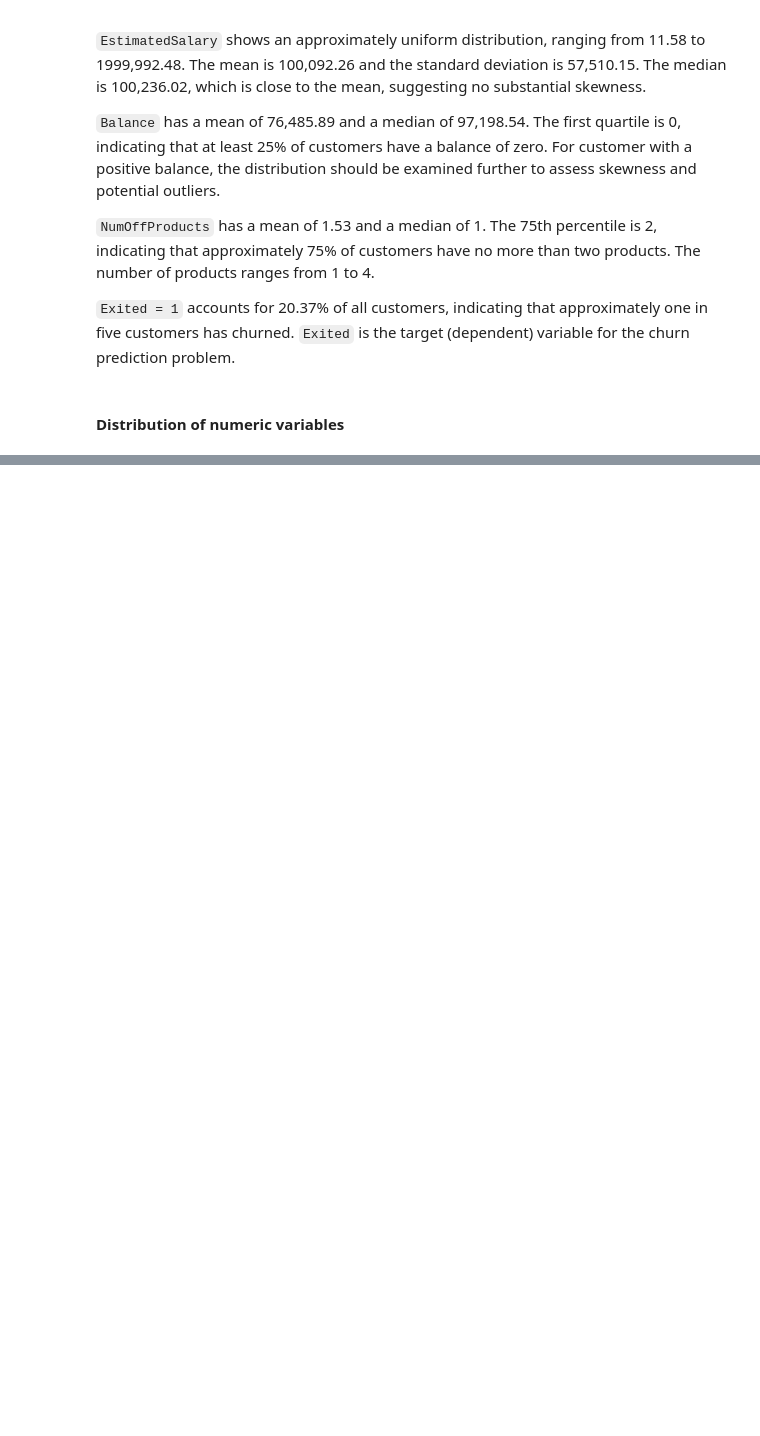
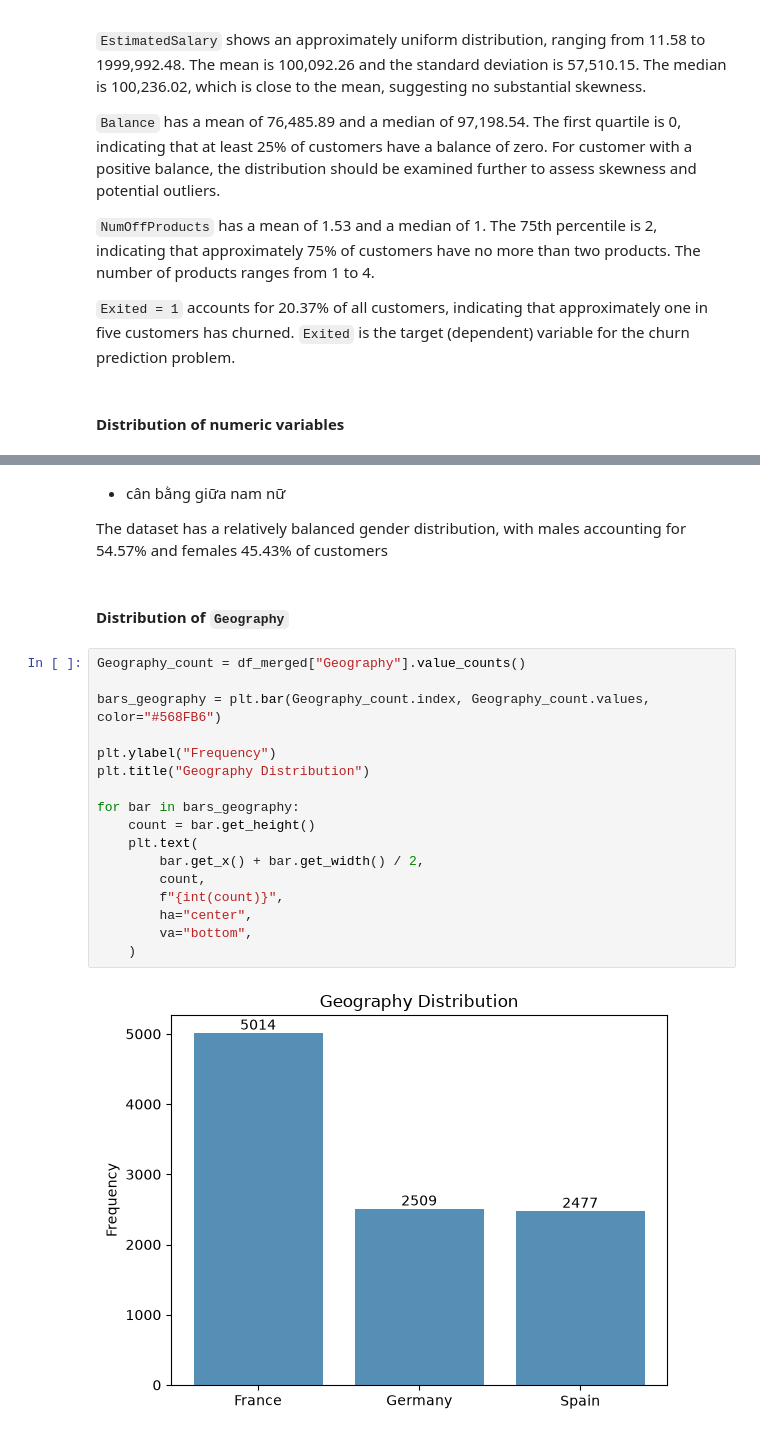
Before and after one commit to ppthanhtuyen-create/demo-git, a Jupyter notebook: data_understanding.ipynb, the cells around one changed output, grey strips where cells are left out. Saved outputs shown, nothing was run; the diff lists cells and outputs as text; blank space fills up the shorter version.

```diff
--- a/data_understanding.ipynb
+++ b/data_understanding.ipynb
@@ -918,0 +1006,25 @@ plt.show()
+# %% [markdown]
+- cân bằng giữa nam nữ
+
+The dataset has a relatively balanced gender distribution, with males accounting for 54.57% and females 45.43% of customers
+# %% [markdown]
+#### Distribution of `Geography`
+# %%
+Geography_count = df_merged["Geography"].value_counts()
+
+bars_geography = plt.bar(Geography_count.index, Geography_count.values, color="#568FB6")
+
+plt.ylabel("Frequency")
+plt.title("Geography Distribution")
+
+for bar in bars_geography:
+    count = bar.get_height()
+    plt.text(
+        bar.get_x() + bar.get_width() / 2,
+        count,
+        f"{int(count)}",
+        ha="center",
+        va="bottom",
+    )
+# %% [output]
+[figure, added]
```
Also changed, not shown: parts of 30 cells of this notebook, 1 other file.
